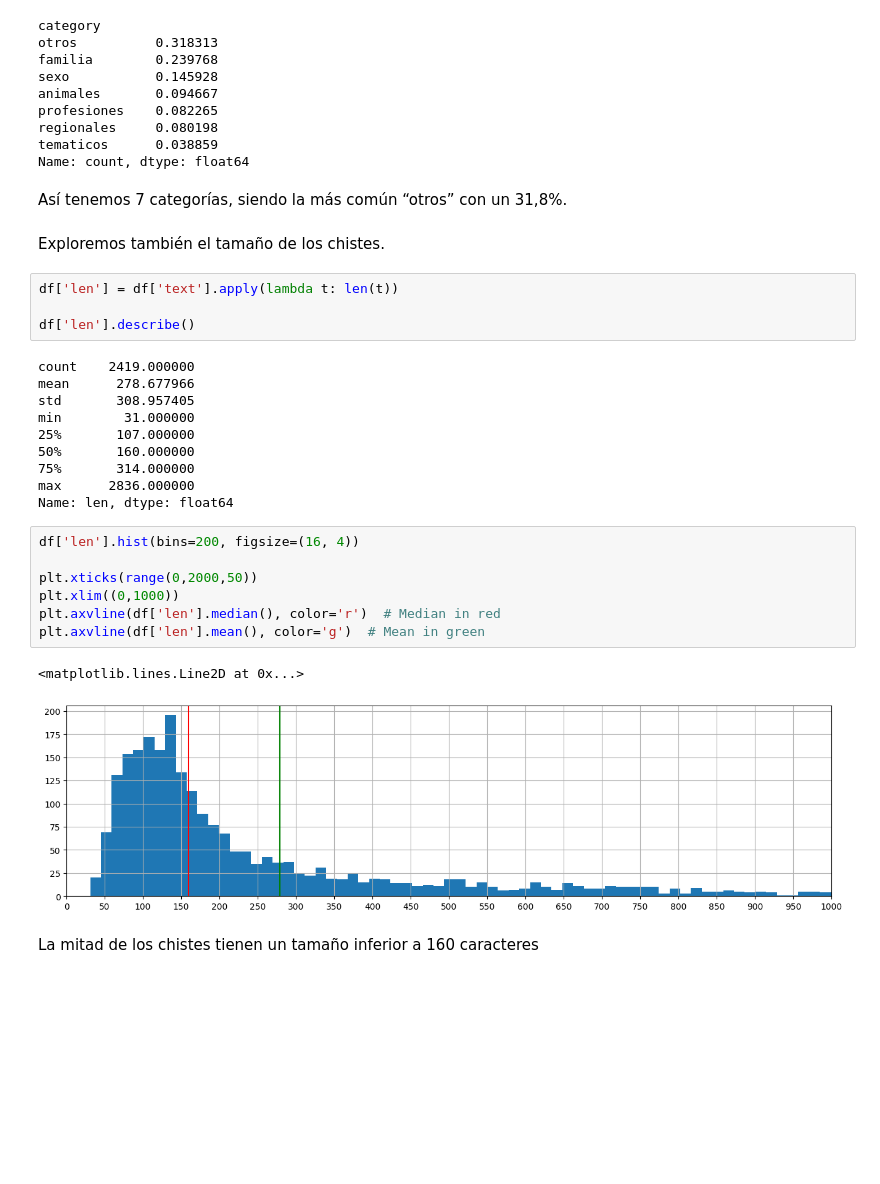
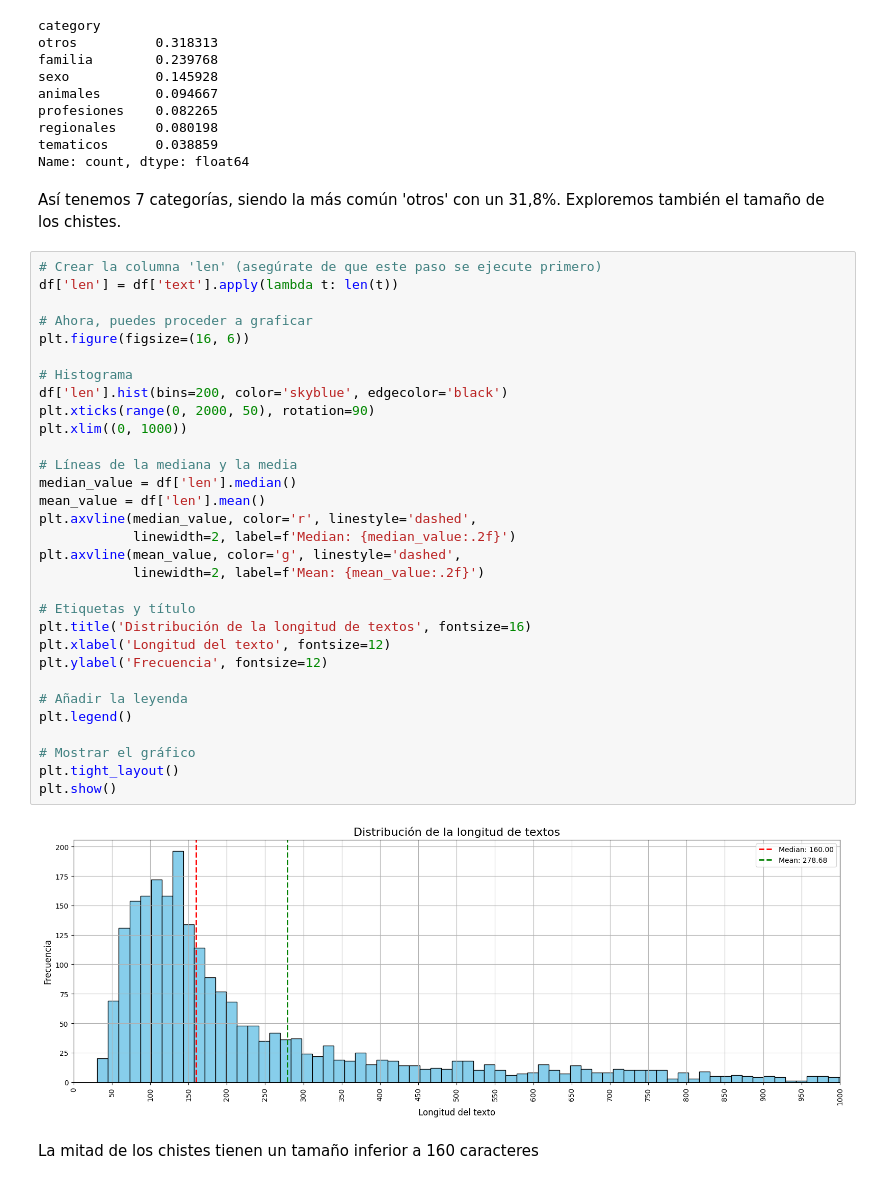
Before and after one commit to LeandroLopez013/Generacion-de-comentarios-humoristicos-con-gpt-2, a Jupyter notebook: lda.ipynb, the cells around one changed output. Cells and saved outputs as stored; diff of their text form; blank space fills up the shorter version.

```diff
--- a/lda.ipynb
+++ b/lda.ipynb
@@ -155,32 +69,39 @@ regionales     0.080198
 tematicos      0.038859
 Name: count, dtype: float64
 # %% [markdown]
-Así tenemos 7 categorías, siendo la más común “otros” con un 31,8%.
+Así tenemos 7 categorías, siendo la más común 'otros' con un 31,8%. Exploremos también el tamaño de los chistes.
-# %% [markdown]
-Exploremos también el tamaño de los chistes.
-# %%
-df['len'] = df['text'].apply(lambda t: len(t))
-
-df['len'].describe()
-# %% [output]
-count    2419.000000
-mean      278.677966
-std       308.957405
-min        31.000000
-25%       107.000000
-50%       160.000000
-75%       314.000000
-max      2836.000000
-Name: len, dtype: float64
-# %%
-df['len'].hist(bins=200, figsize=(16, 4))
-
-plt.xticks(range(0,2000,50))
-plt.xlim((0,1000))
-plt.axvline(df['len'].median(), color='r')  # Median in red
-plt.axvline(df['len'].mean(), color='g')  # Mean in green
-# %% [output]
-<matplotlib.lines.Line2D at 0x...>
-[figure, removed]
+# %%
+# Crear la columna 'len' (asegúrate de que este paso se ejecute primero)
+df['len'] = df['text'].apply(lambda t: len(t))
+
+# Ahora, puedes proceder a graficar
+plt.figure(figsize=(16, 6))
+
+# Histograma
+df['len'].hist(bins=200, color='skyblue', edgecolor='black')
+plt.xticks(range(0, 2000, 50), rotation=90)
+plt.xlim((0, 1000))
+
+# Líneas de la mediana y la media
+median_value = df['len'].median()
+mean_value = df['len'].mean()
+plt.axvline(median_value, color='r', linestyle='dashed',
+            linewidth=2, label=f'Median: {median_value:.2f}')
+plt.axvline(mean_value, color='g', linestyle='dashed',
+            linewidth=2, label=f'Mean: {mean_value:.2f}')
+
+# Etiquetas y título
+plt.title('Distribución de la longitud de textos', fontsize=16)
+plt.xlabel('Longitud del texto', fontsize=12)
+plt.ylabel('Frecuencia', fontsize=12)
+
+# Añadir la leyenda
+plt.legend()
+
+# Mostrar el gráfico
+plt.tight_layout()
+plt.show()
+# %% [output]
+[figure, added]
 # %% [markdown]
 La mitad de los chistes tienen un tamaño inferior a 160 caracteres
```
Also changed, not shown: parts of 77 cells of this notebook.
